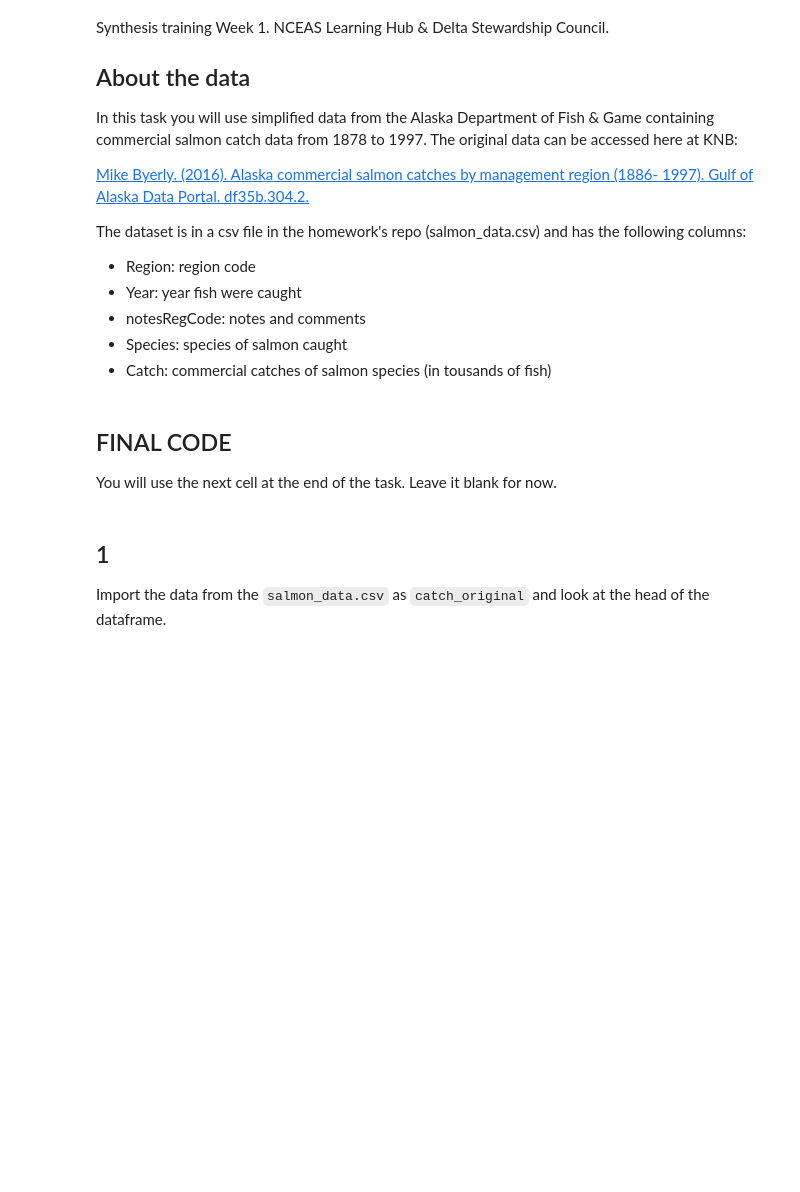
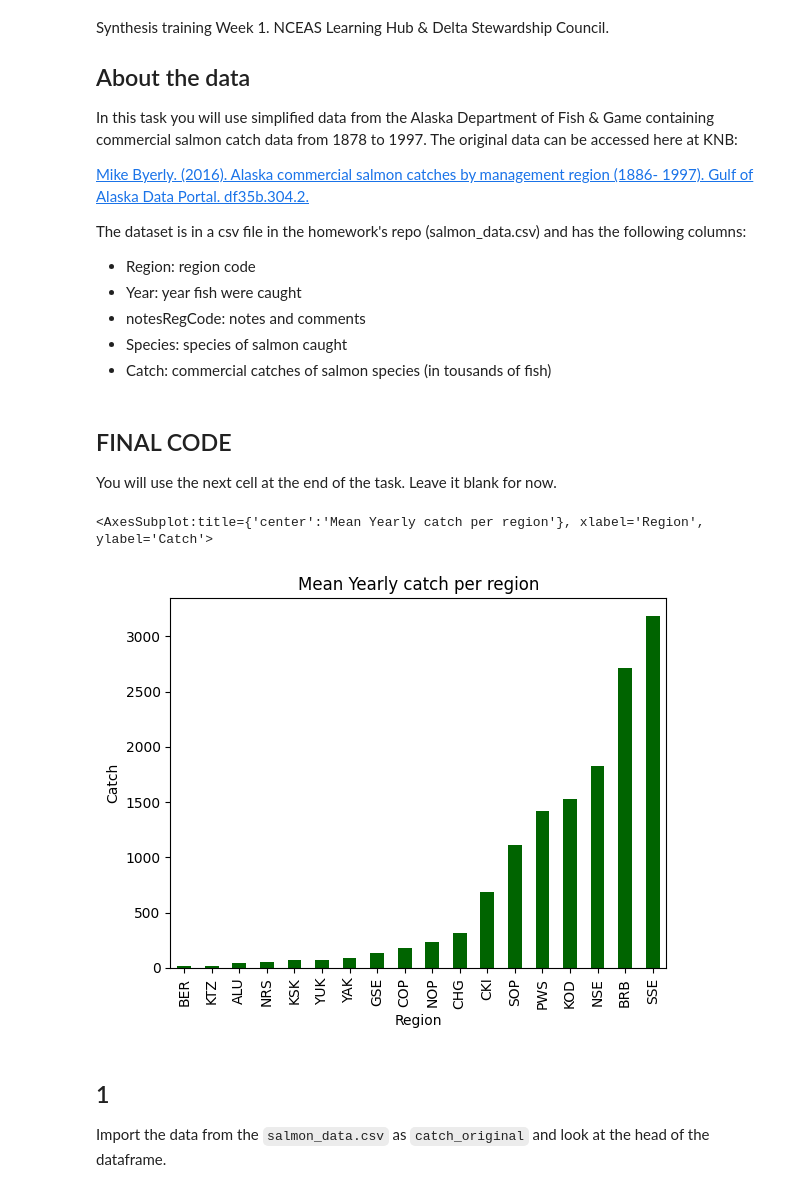
Before and after one commit to annieradams/eds220-hwk-2, a Jupyter notebook: hwk2-task3-salmon.ipynb, the cells around one changed output. Saved outputs shown, nothing was run; the diff lists cells and outputs as text; code cells hidden in the pictures; blank space fills up the shorter version.

```diff
--- a/hwk2-task3-salmon.ipynb
+++ b/hwk2-task3-salmon.ipynb
@@ -39,3 +37,21 @@ You will use the next cell at the end of the task. Leave it blank for now.
+# %%
+### ===== FINAL CODE =====
+import pandas as pd
+import numpy as np
+catch_original = pd.read_csv("salmon_data.csv") # load in data using pd.read_csv
+catch_original.at[400,'Catch'] = 1 # find value at row 400 in the Catch column and update it to be equal to 1 instead of I
+catch_original['Catch'] = catch_original['Catch'].astype('int64') #reassign catch as type int now that all entries are numeric
+catch_per_region = pd.DataFrame(catch_original.groupby(['Region']).Catch.mean().sort_values(ascending = True)) #create new data frame, group by region to get mean catch from whole data frame (1886-1997) for each region
+catch_per_region= catch_per_region.reset_index() # reset index so region is a variable and not an index to graph
+catch_per_region.plot(x = 'Region', # plot region as a bar plot, change color to green and add labels
+        kind = 'bar',
+        color = "darkgreen",
+        ylabel = "Catch",
+        title = "Mean Yearly catch per region",
+        legend = False)
+# %% [output]
+<AxesSubplot:title={'center':'Mean Yearly catch per region'}, xlabel='Region', ylabel='Catch'>
+[figure, added]
 # %% [markdown]
 ## 1
 
```
Also changed, not shown: parts of 4 cells of this notebook, 1 other file.
